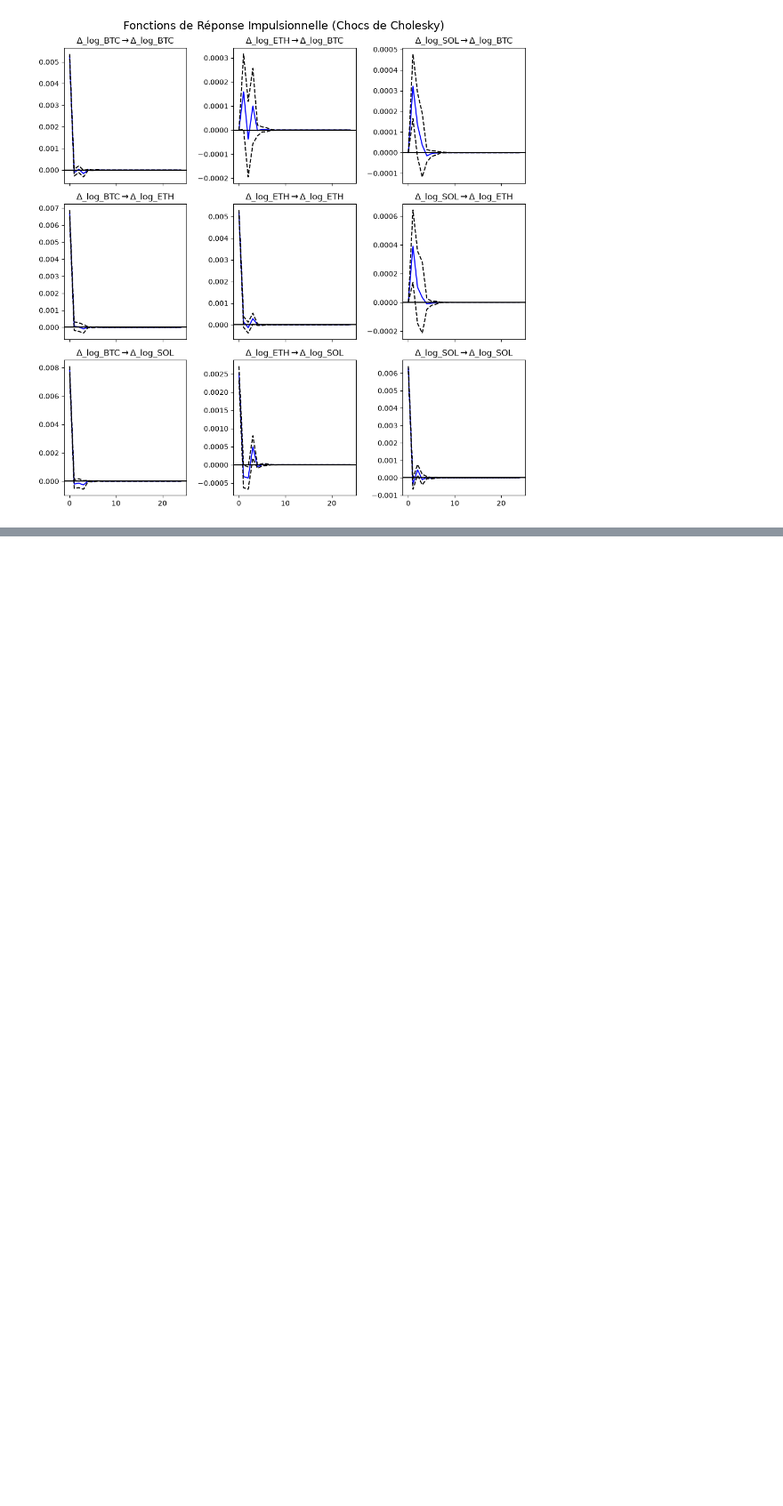
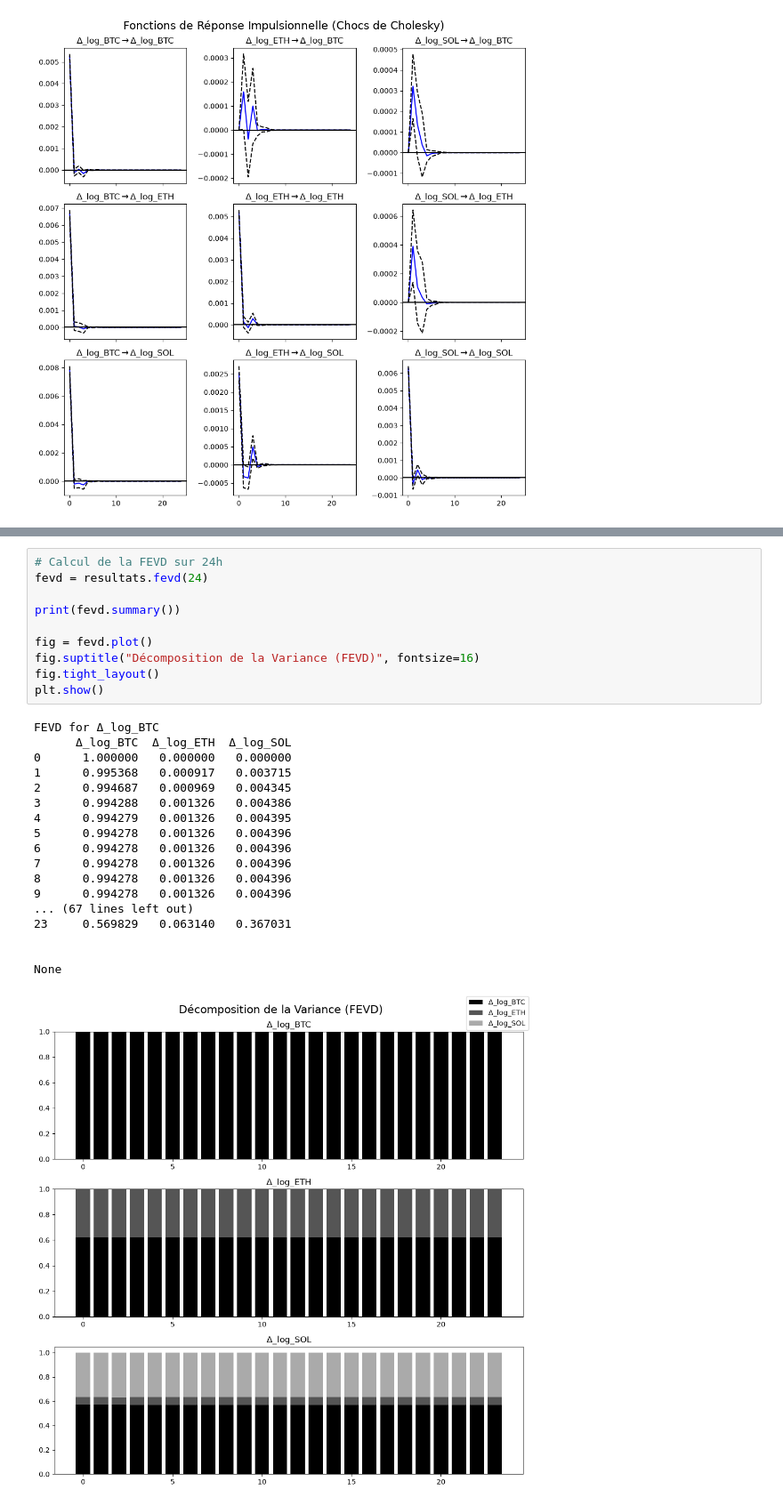
Before and after one commit to Maxime-Skryma/Spread_Crypto, a Jupyter notebook: AED.ipynb, the cells around one changed output, grey strips where cells are left out. Shown at 89% size. Cells and saved outputs as stored; diff of their text form; blank space fills up the shorter version.

```diff
--- a/AED.ipynb
+++ b/AED.ipynb
@@ -523,0 +527,29 @@ plt.show()
+# %%
+# Calcul de la FEVD sur 24h
+fevd = resultats.fevd(24)
+
+print(fevd.summary())
+
+fig = fevd.plot()
+fig.suptitle("Décomposition de la Variance (FEVD)", fontsize=16)
+fig.tight_layout()
+plt.show()
+# %% [output]
+FEVD for Δ_log_BTC
+      Δ_log_BTC  Δ_log_ETH  Δ_log_SOL
+0      1.000000   0.000000   0.000000
+1      0.995368   0.000917   0.003715
+2      0.994687   0.000969   0.004345
+3      0.994288   0.001326   0.004386
+4      0.994279   0.001326   0.004395
+5      0.994278   0.001326   0.004396
+6      0.994278   0.001326   0.004396
+7      0.994278   0.001326   0.004396
+8      0.994278   0.001326   0.004396
+9      0.994278   0.001326   0.004396
+... (67 lines left out)
+23     0.569829   0.063140   0.367031
+
+
+None
+[figure, added]
```
Also changed, not shown: parts of 3 cells of this notebook, 1 other file.
